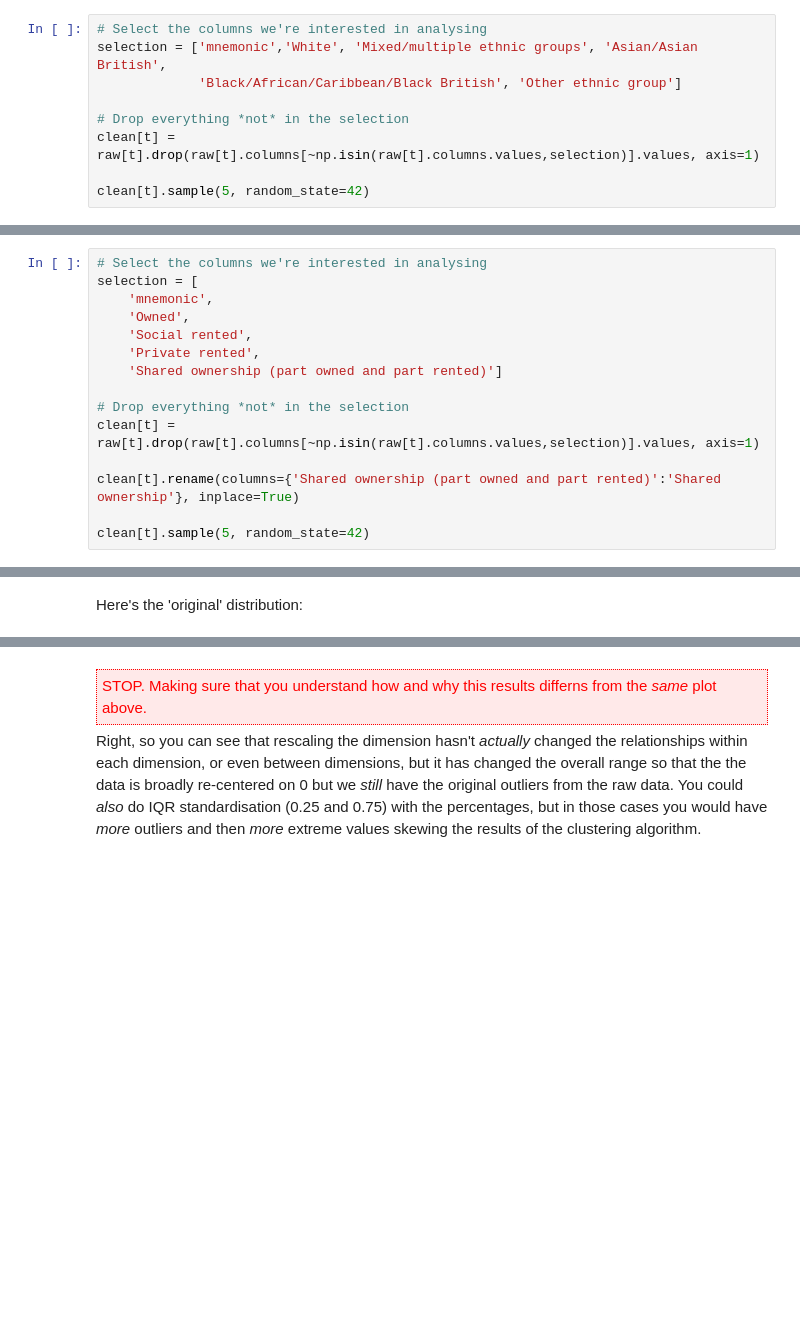
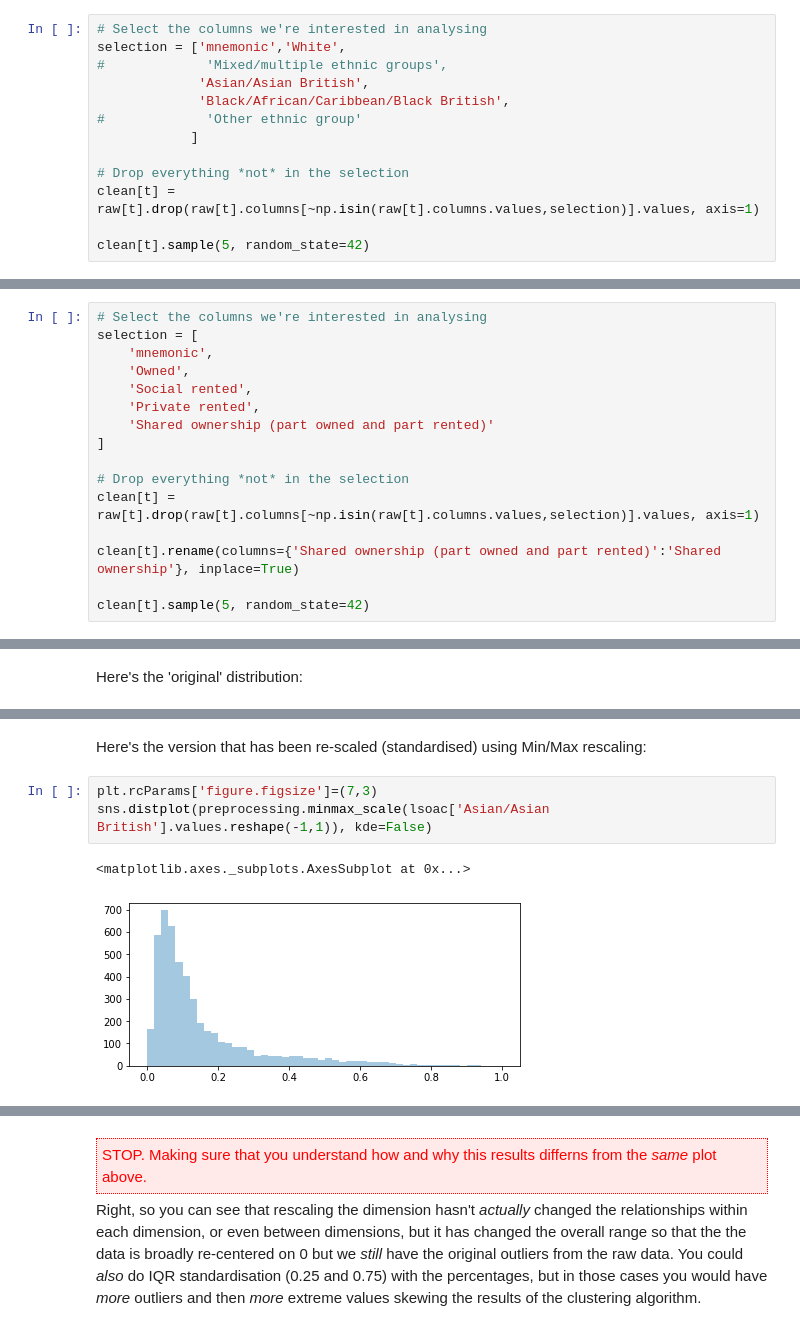
Before and after one commit to kingsgeocomp/applied_gsa, a Jupyter notebook: Practical-06-Clustering and Geodemographics-with-PowerTransform.ipynb, the cells around one changed output, grey strips where cells are left out. Cells and saved outputs as stored; diff of their text form; blank space fills up the shorter version.

```diff
--- a/Practical-06-Clustering and Geodemographics-with-PowerTransform.ipynb
+++ b/Practical-06-Clustering and Geodemographics-with-PowerTransform.ipynb
@@ -294,7 +360,11 @@ raw[t].columns
 # %%
 # Select the columns we're interested in analysing
-selection = ['mnemonic','White', 'Mixed/multiple ethnic groups', 'Asian/Asian British',
-             'Black/African/Caribbean/Black British', 'Other ethnic group']
+selection = ['mnemonic','White',
+#             'Mixed/multiple ethnic groups',
+             'Asian/Asian British',
+             'Black/African/Caribbean/Black British',
+#             'Other ethnic group'
+            ]
 
 # Drop everything *not* in the selection
 clean[t] = raw[t].drop(raw[t].columns[~np.isin(raw[t].columns.values,selection)].values, axis=1)
@@ -354,7 +436,8 @@ selection = [
     'Owned',
     'Social rented',
     'Private rented',
-    'Shared ownership (part owned and part rented)']
+    'Shared ownership (part owned and part rented)'
+]
 
 # Drop everything *not* in the selection
 clean[t] = raw[t].drop(raw[t].columns[~np.isin(raw[t].columns.values,selection)].values, axis=1)
@@ -467,0 +571,8 @@ sns.distplot(lsoac['Asian/Asian British'], kde=False)
+# %% [markdown]
+Here's the version that has been re-scaled (standardised) using Min/Max rescaling:
+# %%
+plt.rcParams['figure.figsize']=(7,3)
+sns.distplot(preprocessing.minmax_scale(lsoac['Asian/Asian British'].values.reshape(-1,1)), kde=False)
+# %% [output]
+<matplotlib.axes._subplots.AxesSubplot at 0x...>
+[figure, added]
```
Also changed, not shown: parts of 47 cells of this notebook, 1 other file.
